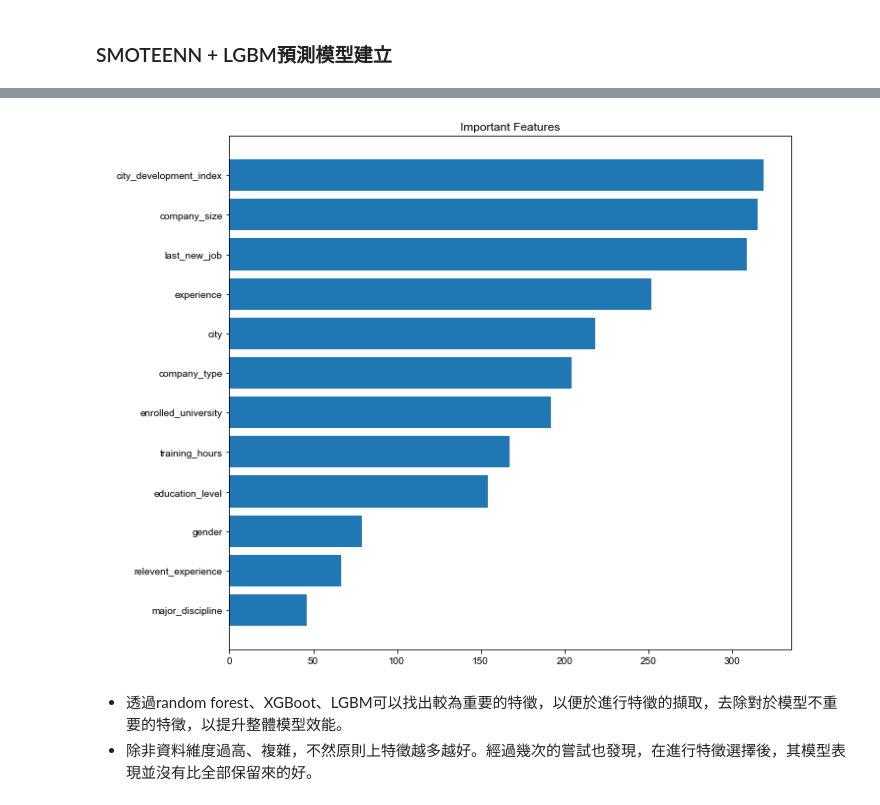
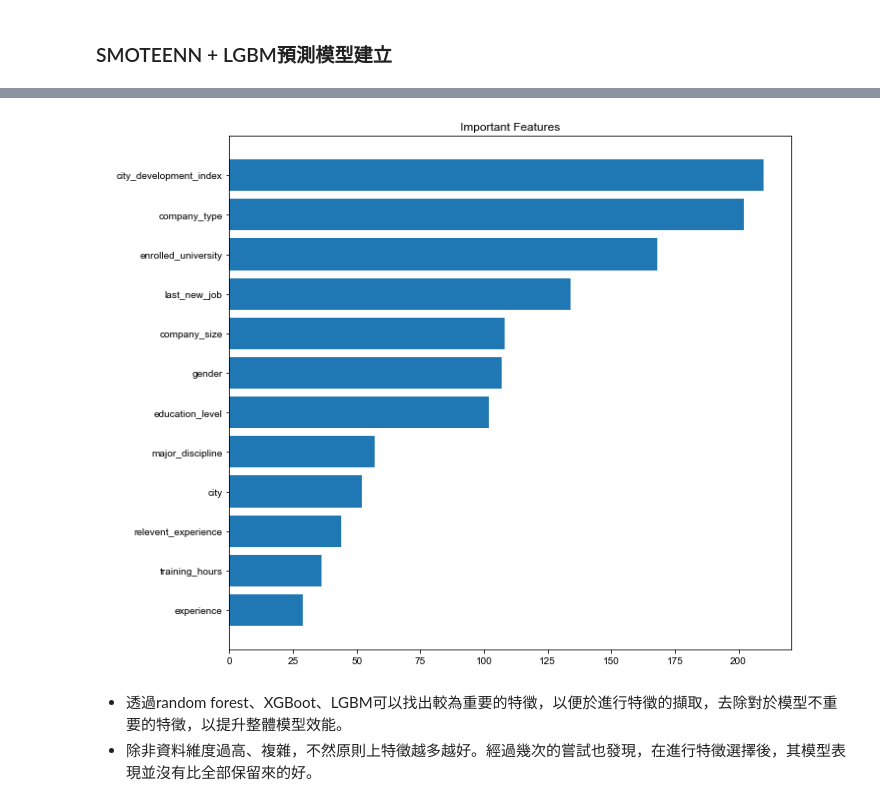
Before and after one commit to jason272727/Side-Project, a Jupyter notebook: Project3_HR.ipynb, the cells around one changed output, grey strips where cells are left out. Cells and saved outputs as stored; diff of their text form; code cells hidden in the pictures.

```diff
--- a/Project3_HR.ipynb
+++ b/Project3_HR.ipynb
@@ -1727,10 +1730,10 @@ Times:0.14
 # %%
 #feature importances
 xtrain,xtest,ytrain,ytest=train_test_split(x,y,test_size=0.3,random_state=111)
-x_res,y_res=SMOTEENN(random_state=111).fit_resample(xtrain,ytrain)
+x_res,y_res=SMOTE(random_state=111).fit_resample(xtrain,ytrain)
 clf=lgb.LGBMClassifier(boosting_type='gbdt',
-                         max_depth=11,bagging_fraction=1,min_data_in_leaf=374,
-                         bagging_freq=12,learning_rate=0.04,num_leaves=27,n_jobs=-1)
+                         max_depth=4,bagging_fraction=0.9,min_data_in_leaf=326,
+                         bagging_freq=12,learning_rate=0.03,num_leaves=706,n_jobs=-1)
 clf.fit(x_res,y_res)
 importance=clf.feature_importances_
 indices=np.argsort(importance)
@@ -1758,5 +1761,5 @@ plt.show()
 [LightGBM] [Warning] bagging_freq is set=12, subsample_freq=0 will be ignored. Current value: bagging_freq=12
-[figure, old version]
+[figure, new version]
 # %% [markdown]
 * 透過random forest、XGBoot、LGBM可以找出較為重要的特徵，以便於進行特徵的擷取，去除對於模型不重要的特徵，以提升整體模型效能。
 * 除非資料維度過高、複雜，不然原則上特徵越多越好。經過幾次的嘗試也發現，在進行特徵選擇後，其模型表現並沒有比全部保留來的好。
```
Also changed, not shown: parts of 36 cells of this notebook.
